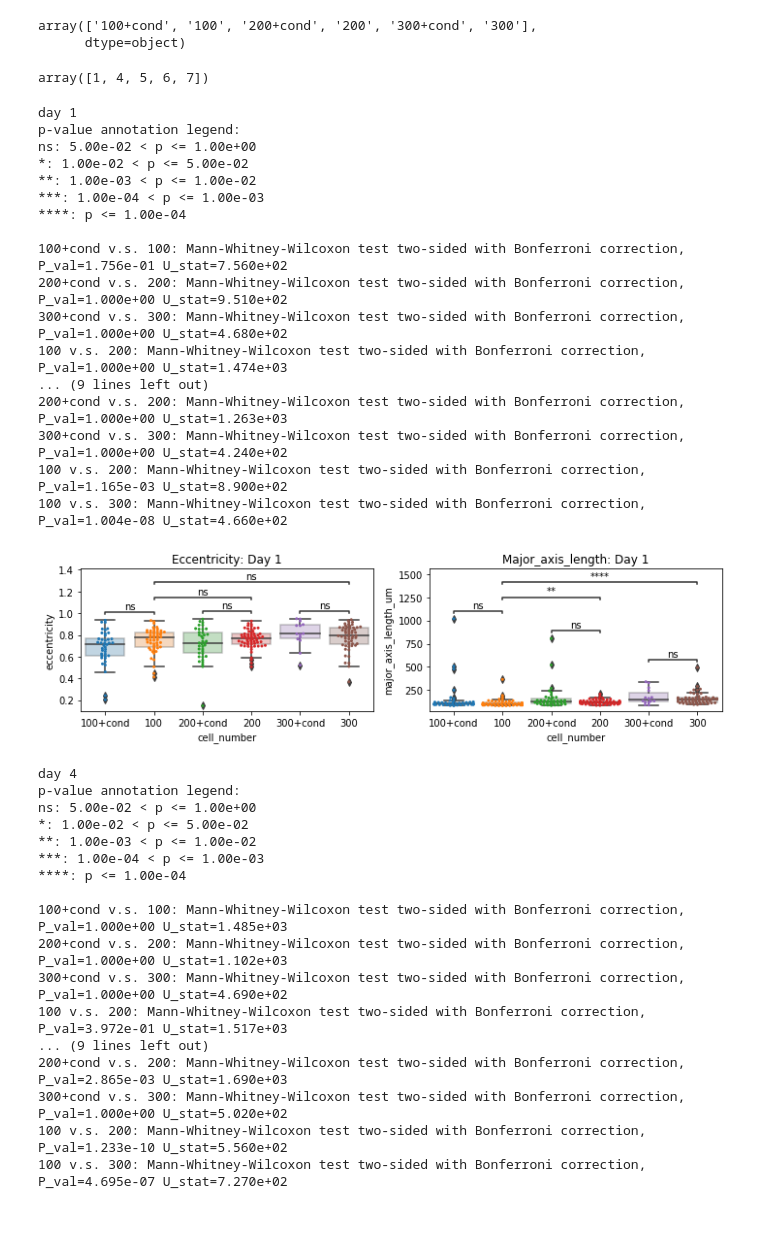
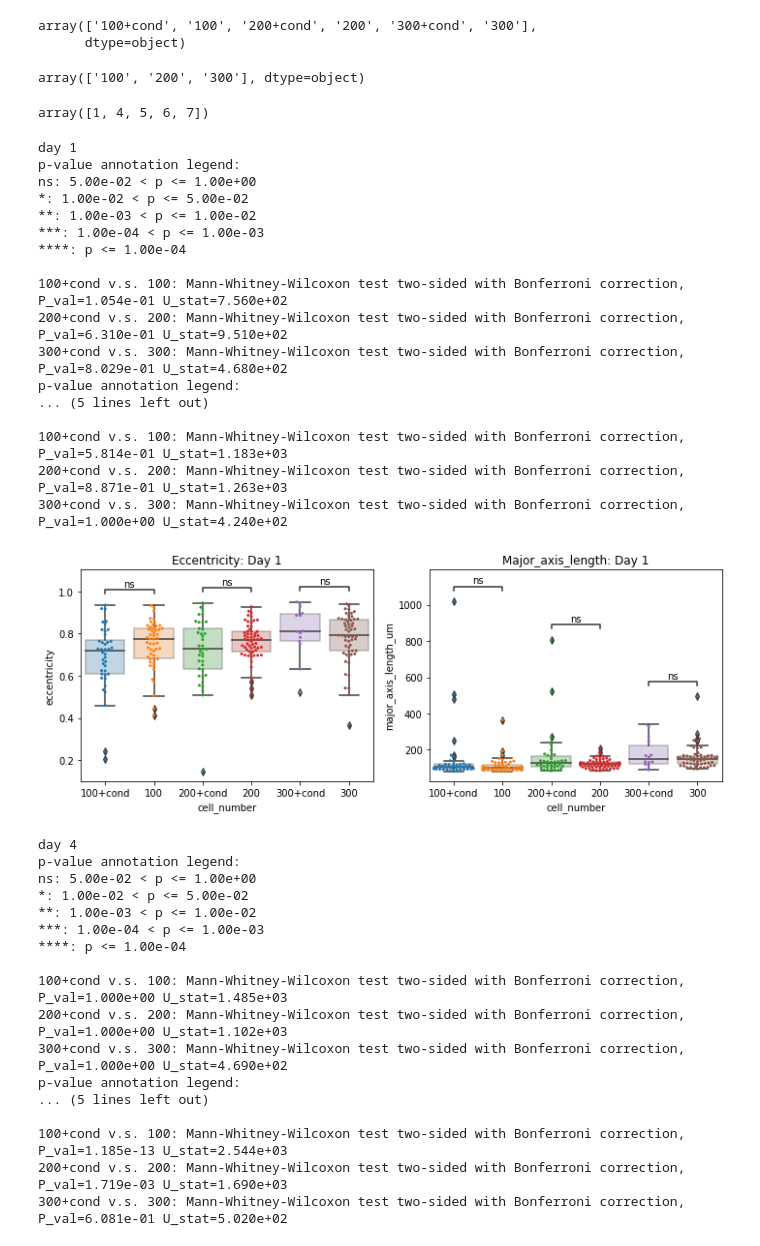
Before and after one commit to aaristov/nd2tools, a Jupyter notebook: organoid_shape_stats.ipynb, the cells around one changed output. Cells and saved outputs as stored; diff of their text form; code cells hidden in the pictures; blank space fills up the shorter version.

Commit message:
remove conditional medium, integrated plot of ecc, MAL for all concentrations and days

```diff
--- a/organoid_shape_stats.ipynb
+++ b/organoid_shape_stats.ipynb
@@ -51,0 +48,2 @@ Saved to stats.csv
+# %%
+dfs_all.index = dfs_all.cell_number
@@ -55,6 +55,11 @@ cell_nums
 # %% [output]
 array(['100+cond', '100', '200+cond', '200', '300+cond', '300'],
       dtype=object)
+# %%
+cell_nums_no_cond = dfs_no_cond.cell_number.unique()
+cell_nums_no_cond
+# %% [output]
+array(['100', '200', '300'], dtype=object)
 # %%
 days = dfs_all.day.unique()
 days
@@ -65,49 +70,49 @@ test_params_days = dict(test='Mann-Whitney', text_format='star', loc='inside', v
                                     box_pairs=(('100+cond', '100'),
                                                ('200+cond', '200'),
                                                ('300+cond', '300'),
-                                               ('100', '200'),
-                                               ('100', '300')
+#                                                ('100', '200'),
+#                                                ('100', '300')
                                               )
                   )
 # %%
 for day in days:
     print(f'day {day}')
-    fig, ax = plt.subplots(ncols=2, figsize=(10,3))
+    fig, ax = plt.subplots(ncols=2, figsize=(10,4))
     df = dfs_all[dfs_all.day == day]
     sns.swarmplot(data=df, x='cell_number', y='eccentricity', ax=ax[0], size=3)
     sns.boxplot(data=df, x='cell_number', y='eccentricity', boxprops=dict(alpha=.3), ax=ax[0])
     ax[0].set_title(f'Eccentricity: Day {day}')
 
     stats_ecc = add_stat_annotation(data=df, x='cell_number', y='eccentricity', ax=ax[0], **test_params_days)
 
     sns.swarmplot(data=df, x='cell_number', y='major_axis_length_um', ax=ax[1], size=3)
     sns.boxplot(data=df, x='cell_number', y='major_axis_length_um', boxprops=dict(alpha=.3), ax=ax[1])
     ax[1].set_title(f'Major_axis_length: Day {day}')
 
 
     stats_mal = add_stat_annotation(data=df, x='cell_number', y='major_axis_length_um', ax=ax[1], **test_params_days)
 
     plt.tight_layout()
     plt.show()
 # %% [output]
 day 1
 p-value annotation legend:
 ns: 5.00e-02 < p <= 1.00e+00
 *: 1.00e-02 < p <= 5.00e-02
 **: 1.00e-03 < p <= 1.00e-02
 ***: 1.00e-04 < p <= 1.00e-03
 ****: p <= 1.00e-04
 
-100+cond v.s. 100: Mann-Whitney-Wilcoxon test two-sided with Bonferroni correction, P_val=1.756e-01 U_stat=7.560e+02
-200+cond v.s. 200: Mann-Whitney-Wilcoxon test two-sided with Bonferroni correction, P_val=1.000e+00 U_stat=9.510e+02
-300+cond v.s. 300: Mann-Whitney-Wilcoxon test two-sided with Bonferroni correction, P_val=1.000e+00 U_stat=4.680e+02
-100 v.s. 200: Mann-Whitney-Wilcoxon test two-sided with Bonferroni correction, P_val=1.000e+00 U_stat=1.474e+03
-... (9 lines left out)
-200+cond v.s. 200: Mann-Whitney-Wilcoxon test two-sided with Bonferroni correction, P_val=1.000e+00 U_stat=1.263e+03
+100+cond v.s. 100: Mann-Whitney-Wilcoxon test two-sided with Bonferroni correction, P_val=1.054e-01 U_stat=7.560e+02
+200+cond v.s. 200: Mann-Whitney-Wilcoxon test two-sided with Bonferroni correction, P_val=6.310e-01 U_stat=9.510e+02
+300+cond v.s. 300: Mann-Whitney-Wilcoxon test two-sided with Bonferroni correction, P_val=8.029e-01 U_stat=4.680e+02
+p-value annotation legend:
+... (5 lines left out)
+
+100+cond v.s. 100: Mann-Whitney-Wilcoxon test two-sided with Bonferroni correction, P_val=5.814e-01 U_stat=1.183e+03
+200+cond v.s. 200: Mann-Whitney-Wilcoxon test two-sided with Bonferroni correction, P_val=8.871e-01 U_stat=1.263e+03
 300+cond v.s. 300: Mann-Whitney-Wilcoxon test two-sided with Bonferroni correction, P_val=1.000e+00 U_stat=4.240e+02
-100 v.s. 200: Mann-Whitney-Wilcoxon test two-sided with Bonferroni correction, P_val=1.165e-03 U_stat=8.900e+02
-100 v.s. 300: Mann-Whitney-Wilcoxon test two-sided with Bonferroni correction, P_val=1.004e-08 U_stat=4.660e+02
-[figure, old version]
+[figure, new version]
 day 4
 p-value annotation legend:
 ns: 5.00e-02 < p <= 1.00e+00
@@ -119,9 +124,9 @@ ns: 5.00e-02 < p <= 1.00e+00
 100+cond v.s. 100: Mann-Whitney-Wilcoxon test two-sided with Bonferroni correction, P_val=1.000e+00 U_stat=1.485e+03
 200+cond v.s. 200: Mann-Whitney-Wilcoxon test two-sided with Bonferroni correction, P_val=1.000e+00 U_stat=1.102e+03
 300+cond v.s. 300: Mann-Whitney-Wilcoxon test two-sided with Bonferroni correction, P_val=1.000e+00 U_stat=4.690e+02
-100 v.s. 200: Mann-Whitney-Wilcoxon test two-sided with Bonferroni correction, P_val=3.972e-01 U_stat=1.517e+03
-... (9 lines left out)
-200+cond v.s. 200: Mann-Whitney-Wilcoxon test two-sided with Bonferroni correction, P_val=2.865e-03 U_stat=1.690e+03
-300+cond v.s. 300: Mann-Whitney-Wilcoxon test two-sided with Bonferroni correction, P_val=1.000e+00 U_stat=5.020e+02
-100 v.s. 200: Mann-Whitney-Wilcoxon test two-sided with Bonferroni correction, P_val=1.233e-10 U_stat=5.560e+02
-100 v.s. 300: Mann-Whitney-Wilcoxon test two-sided with Bonferroni correction, P_val=4.695e-07 U_stat=7.270e+02
+p-value annotation legend:
+... (5 lines left out)
+
+100+cond v.s. 100: Mann-Whitney-Wilcoxon test two-sided with Bonferroni correction, P_val=1.185e-13 U_stat=2.544e+03
+200+cond v.s. 200: Mann-Whitney-Wilcoxon test two-sided with Bonferroni correction, P_val=1.719e-03 U_stat=1.690e+03
+300+cond v.s. 300: Mann-Whitney-Wilcoxon test two-sided with Bonferroni correction, P_val=6.081e-01 U_stat=5.020e+02
```
Also changed, not shown: parts of 14 cells of this notebook.
